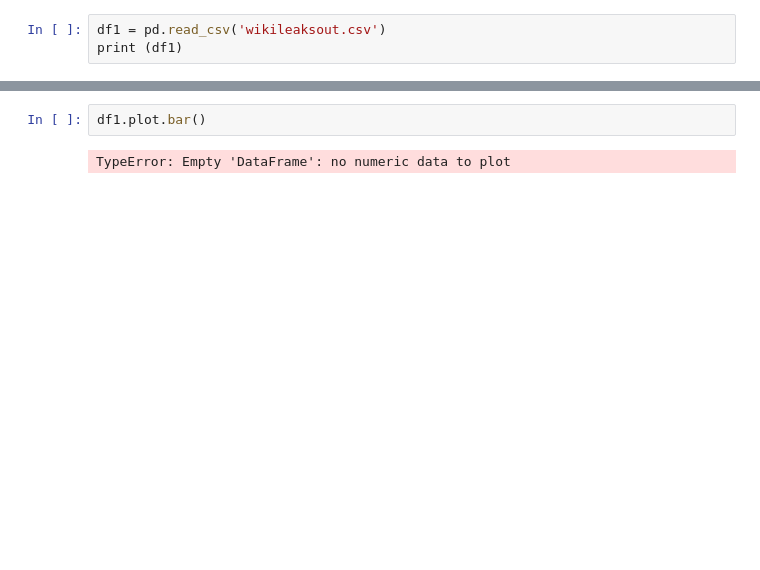
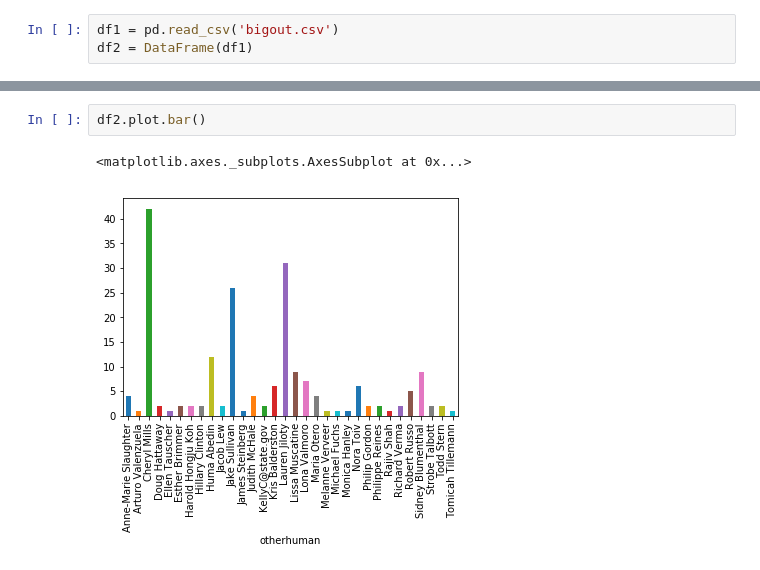
Before and after one commit to mgriswold19/web_scraping_397, a Jupyter notebook: VIZ.ipynb, the cells around one changed output, grey strips where cells are left out. Drawn from its saved outputs; the diff is of its cells as text; blank space fills up the shorter version.

```diff
--- a/VIZ.ipynb
+++ b/VIZ.ipynb
@@ -8,5 +11,5 @@ import plotly.figure_factory as FF
 import numpy as np
 import pandas as pd
 # %%
-df1 = pd.read_csv('wikileaksout.csv')
-print (df1)
+df1 = pd.read_csv('bigout.csv')
+df2 = DataFrame(df1)
@@ -24,7 +121,8 @@ print (df1)
 # %%
-df1.plot.bar()
+df2.plot.bar()
 # %% [output]
-TypeError: Empty 'DataFrame': no numeric data to plot
+<matplotlib.axes._subplots.AxesSubplot at 0x...>
+[figure, added]
 # %%
 df2 = pd.read_csv('wikivalout.csv', header=None, index_col=0)
 print (df2)
```
Also changed, not shown: parts of 11 cells of this notebook.
